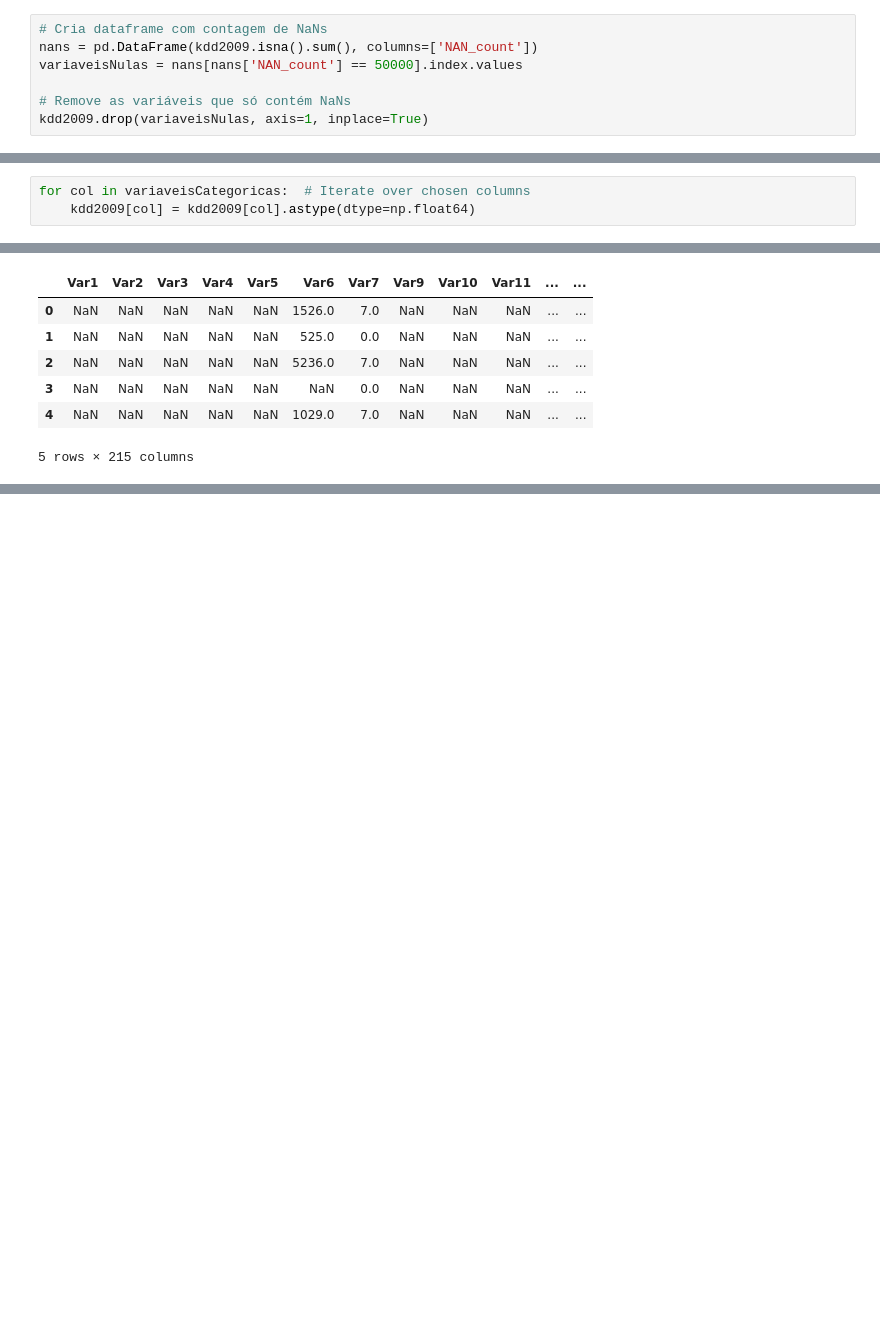
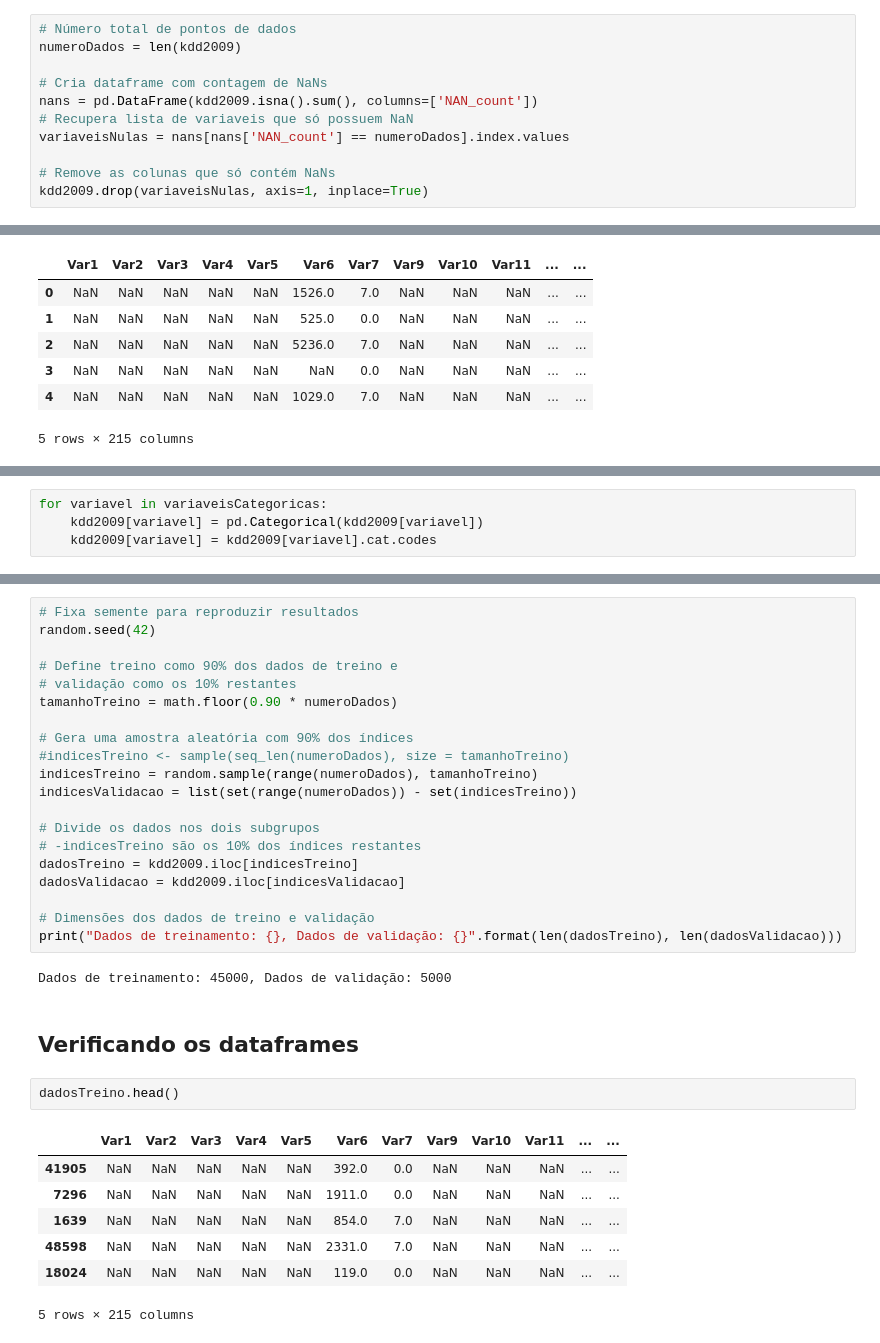
Before and after one commit to RobStelling/KDD2009, a Jupyter notebook: python/Abordagem_Simplista.ipynb, the cells around one changed output, grey strips where cells are left out. Cells and saved outputs as stored; diff of their text form; blank space fills up the shorter version.

Commit message:
Divisão de dados entre treino e validação - python

```diff
--- a/python/Abordagem_Simplista.ipynb
+++ b/python/Abordagem_Simplista.ipynb
@@ -28,11 +31,15 @@ kdd2009 = pd.read_csv(training_data_file, delimiter='\t', na_values=[''])
 # %% [markdown]
 ## Cria dataframe de contagem de NaN e remove colunas que só contém NaN
 # %%
+# Número total de pontos de dados
+numeroDados = len(kdd2009)
+
 # Cria dataframe com contagem de NaNs
 nans = pd.DataFrame(kdd2009.isna().sum(), columns=['NAN_count'])
-variaveisNulas = nans[nans['NAN_count'] == 50000].index.values
+# Recupera lista de variaveis que só possuem NaN
+variaveisNulas = nans[nans['NAN_count'] == numeroDados].index.values
 
-# Remove as variáveis que só contém NaNs
+# Remove as colunas que só contém NaNs
 kdd2009.drop(variaveisNulas, axis=1, inplace=True)
 # %% [markdown]
 # Lê arquivos de labels
@@ -143,6 +138,3 @@ kdd2009.describe()
 | 75% | 16.000000 | 0.000000 | 0.000000 | 0.000000 | 1.187425e+05 | 1428.000000 | 7.000000 | 46.000000 | 2.628630e+05 | 8.000000 | ... | ... |
 | max | 680.000000 | 5.000000 | 130668.000000 | 27.000000 | 6.048550e+06 | 131761.000000 | 140.000000 | 2300.000000 | 1.232559e+07 | 40.000000 | ... | ... |
 8 rows × 174 columns
-# %%
-for col in variaveisCategoricas:  # Iterate over chosen columns
-    kdd2009[col] = kdd2009[col].astype(dtype=np.float64)
@@ -160,0 +159,4 @@ kdd2009.head()
+# %%
+for variavel in variaveisCategoricas:
+    kdd2009[variavel] = pd.Categorical(kdd2009[variavel])
+    kdd2009[variavel] = kdd2009[variavel].cat.codes
@@ -160,0 +199,34 @@ kdd2009.head()
+# %%
+# Fixa semente para reproduzir resultados
+random.seed(42)
+
+# Define treino como 90% dos dados de treino e
+# validação como os 10% restantes
+tamanhoTreino = math.floor(0.90 * numeroDados)
+
+# Gera uma amostra aleatória com 90% dos índices
+#indicesTreino <- sample(seq_len(numeroDados), size = tamanhoTreino)
+indicesTreino = random.sample(range(numeroDados), tamanhoTreino)
+indicesValidacao = list(set(range(numeroDados)) - set(indicesTreino))
+
+# Divide os dados nos dois subgrupos
+# -indicesTreino são os 10% dos índices restantes
+dadosTreino = kdd2009.iloc[indicesTreino]
+dadosValidacao = kdd2009.iloc[indicesValidacao]
+
+# Dimensões dos dados de treino e validação
+print("Dados de treinamento: {}, Dados de validação: {}".format(len(dadosTreino), len(dadosValidacao)))
+# %% [output]
+Dados de treinamento: 45000, Dados de validação: 5000
+# %% [markdown]
+## Verificando os dataframes
+# %%
+dadosTreino.head()
+# %% [output]
+|  | Var1 | Var2 | Var3 | Var4 | Var5 | Var6 | Var7 | Var9 | Var10 | Var11 | ... | ... |
+| 41905 | NaN | NaN | NaN | NaN | NaN | 392.0 | 0.0 | NaN | NaN | NaN | ... | ... |
+| 7296 | NaN | NaN | NaN | NaN | NaN | 1911.0 | 0.0 | NaN | NaN | NaN | ... | ... |
+| 1639 | NaN | NaN | NaN | NaN | NaN | 854.0 | 7.0 | NaN | NaN | NaN | ... | ... |
+| 48598 | NaN | NaN | NaN | NaN | NaN | 2331.0 | 7.0 | NaN | NaN | NaN | ... | ... |
+| 18024 | NaN | NaN | NaN | NaN | NaN | 119.0 | 0.0 | NaN | NaN | NaN | ... | ... |
+5 rows × 215 columns
```
Also changed, not shown: parts of 18 cells of this notebook.
